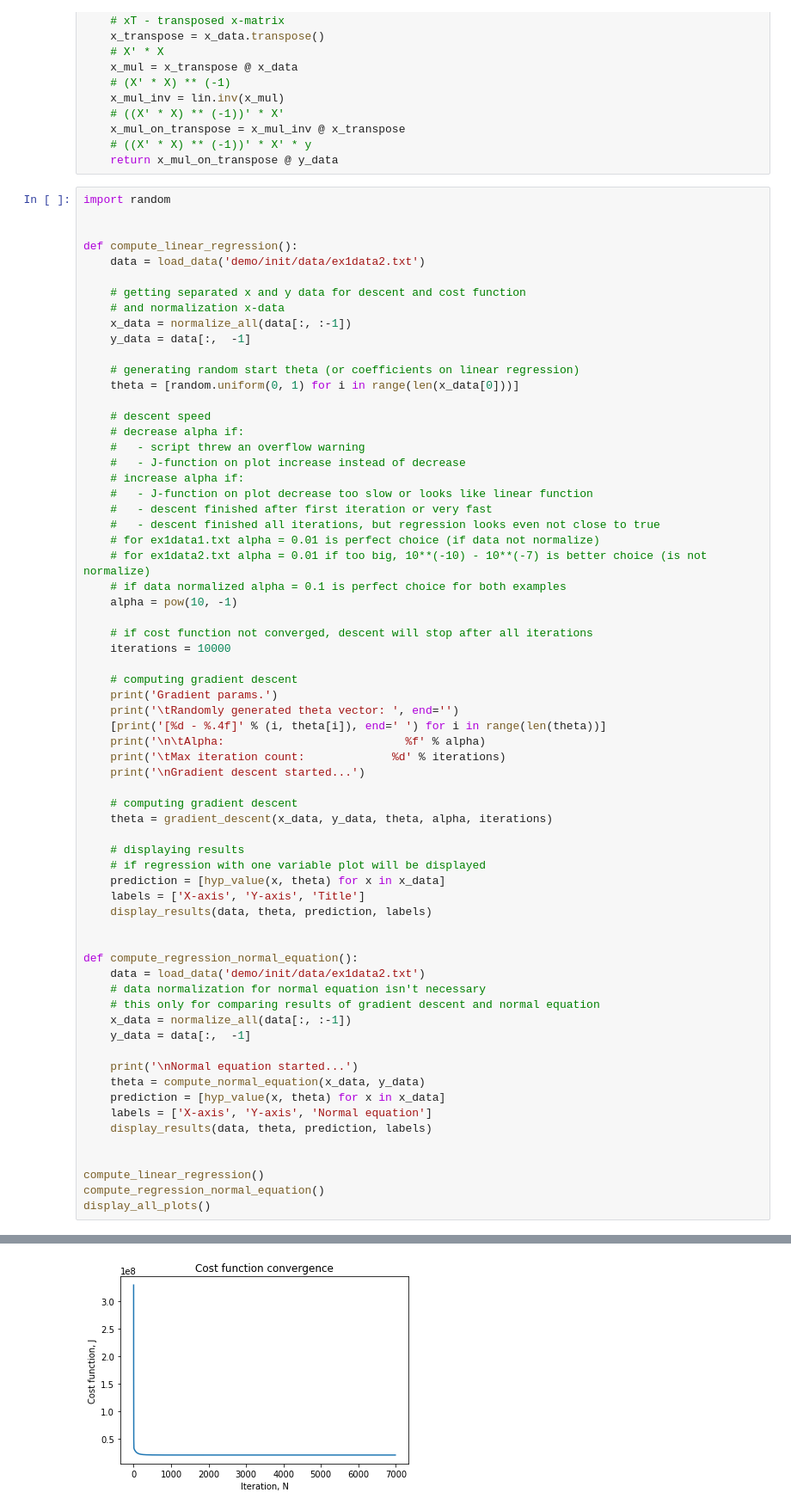
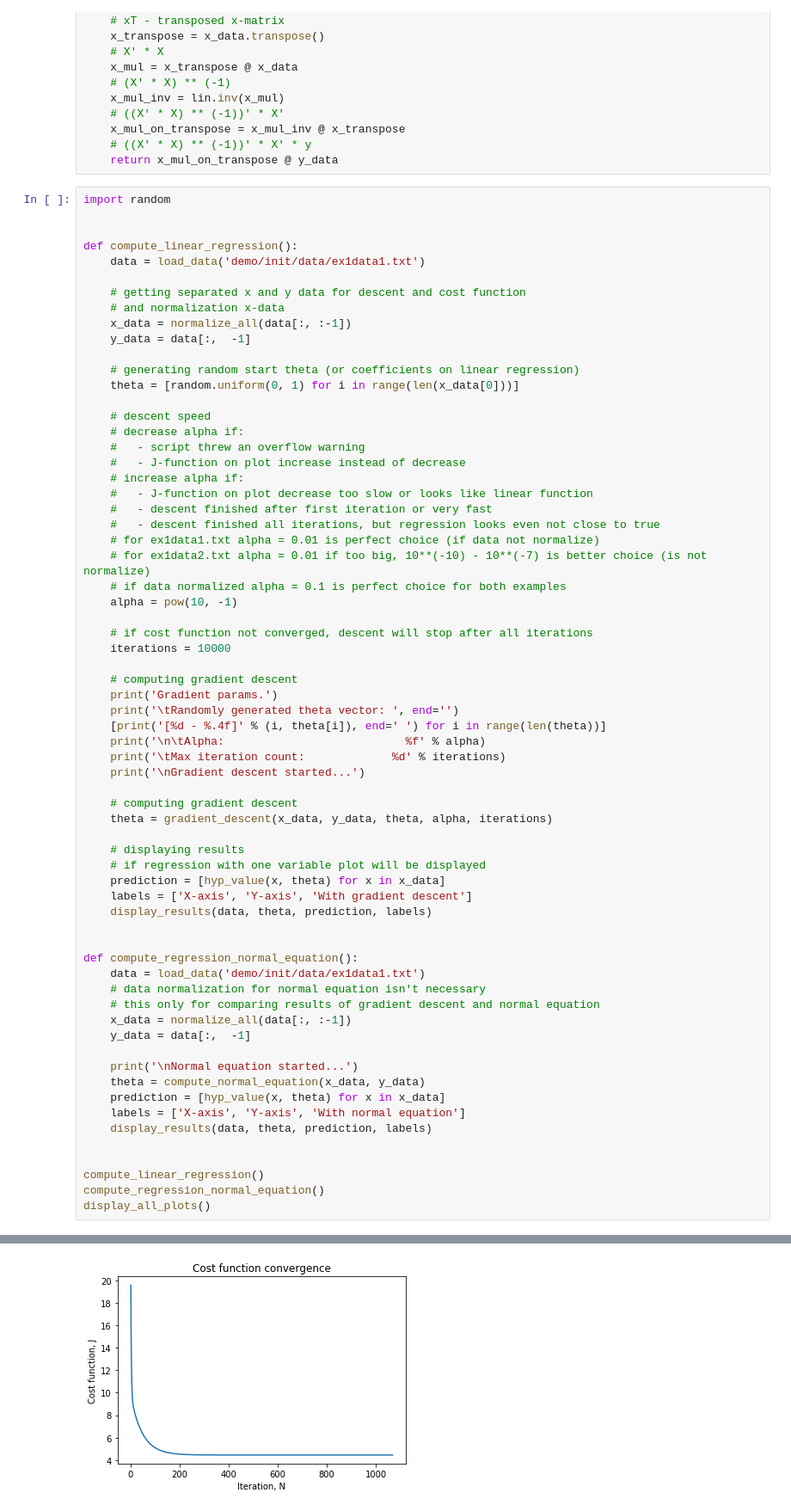
Before and after one commit to ZhartunMatthew/linear-regression-task, a Jupyter notebook: demo/init/coursera/jupyternote/multivariable_linear_regression.ipynb, the cells around one changed output, grey strips where cells are left out. Shown at 86% size. Saved outputs shown, nothing was run; the diff lists cells and outputs as text.

```diff
--- a/demo/init/coursera/jupyternote/multivariable_linear_regression.ipynb
+++ b/demo/init/coursera/jupyternote/multivariable_linear_regression.ipynb
@@ -121,7 +121,7 @@ import random
 
 
 def compute_linear_regression():
-    data = load_data('demo/init/data/ex1data2.txt')
+    data = load_data('demo/init/data/ex1data1.txt')
 
     # getting separated x and y data for descent and cost function
     # and normalization x-data
@@ -161,12 +161,12 @@ def compute_linear_regression():
     # displaying results
     # if regression with one variable plot will be displayed
     prediction = [hyp_value(x, theta) for x in x_data]
-    labels = ['X-axis', 'Y-axis', 'Title']
+    labels = ['X-axis', 'Y-axis', 'With gradient descent']
     display_results(data, theta, prediction, labels)
 
 
 def compute_regression_normal_equation():
-    data = load_data('demo/init/data/ex1data2.txt')
+    data = load_data('demo/init/data/ex1data1.txt')
     # data normalization for normal equation isn't necessary
     # this only for comparing results of gradient descent and normal equation
     x_data = normalize_all(data[:, :-1])
@@ -175,7 +175,7 @@ def compute_regression_normal_equation():
     print('\nNormal equation started...')
     theta = compute_normal_equation(x_data, y_data)
     prediction = [hyp_value(x, theta) for x in x_data]
-    labels = ['X-axis', 'Y-axis', 'Normal equation']
+    labels = ['X-axis', 'Y-axis', 'With normal equation']
     display_results(data, theta, prediction, labels)
 
 
@@ -203 +203 @@ Calculated regression coefficients:
-[figure, old version]
+[figure, new version]
```
Also changed, not shown: parts of 1 cell of this notebook.
